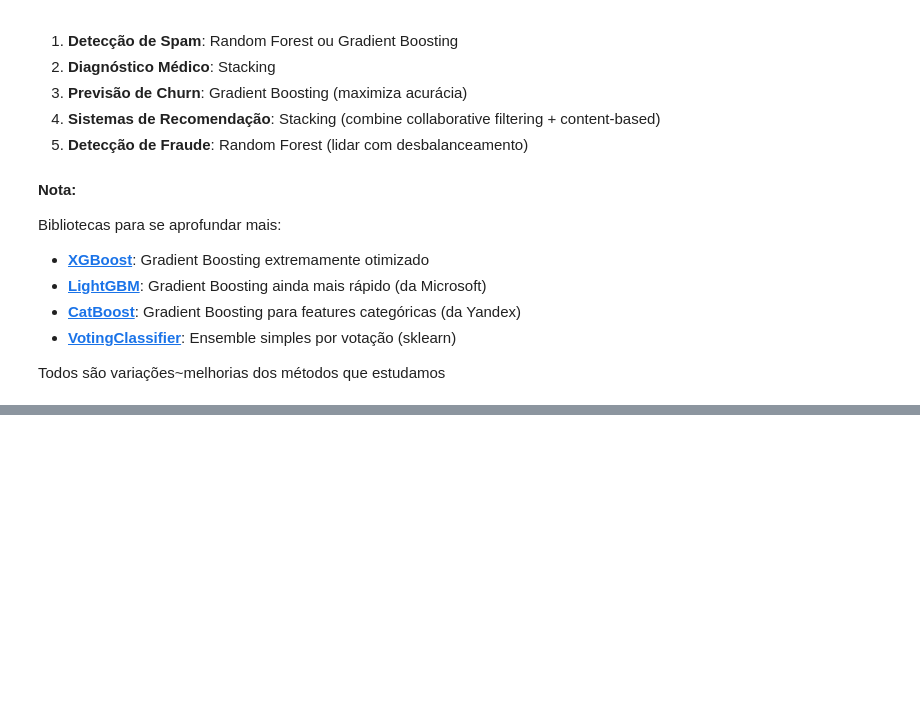
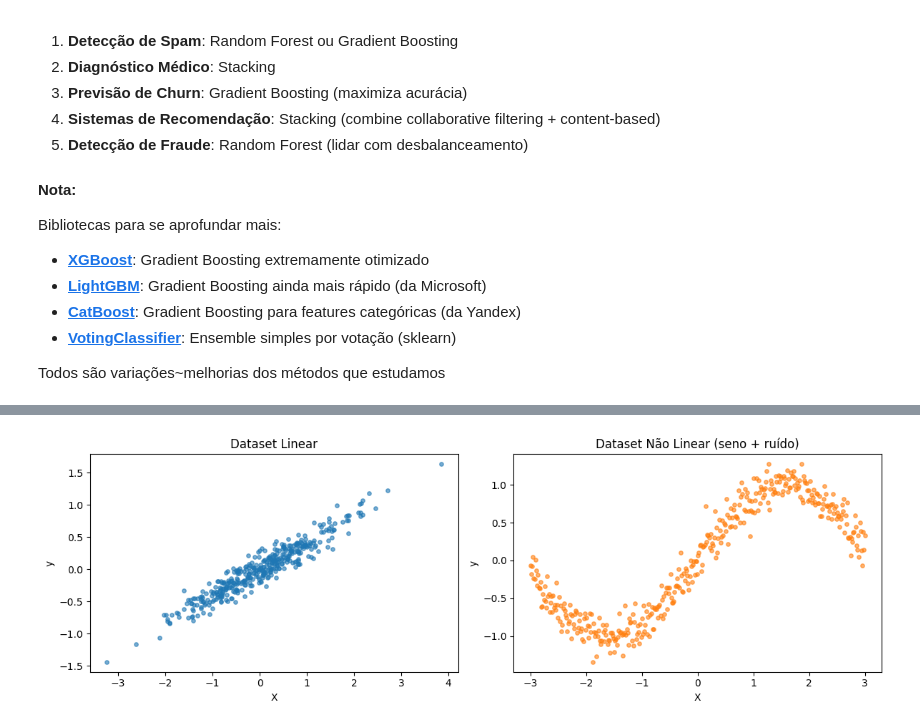
Before and after one commit to fea-dev-usp/case_ia, a Jupyter notebook: case_ia.ipynb, the cells around one changed output, grey strips where cells are left out. Saved outputs shown, nothing was run; the diff lists cells and outputs as text; code cells hidden in the pictures; blank space fills up the shorter version.

```diff
--- a/case_ia.ipynb
+++ b/case_ia.ipynb
@@ -7131,0 +7487,32 @@ Todos são variações~melhorias dos métodos que estudamos
+# %%
+# =======================================================
+# DATASETS (Linear e Não Linear)
+# =======================================================
+
+# 1. Dataset Linear
+X_lin, y_lin = make_regression(n_samples=400, n_features=1, noise=12, random_state=42)
+y_lin = y_lin / 100  # escala mais comportada
+
+# 2. Dataset Não Linear (seno)
+X_non = np.linspace(-3, 3, 400).reshape(-1, 1)
+np.random.seed(42)
+y_non = np.sin(X_non[:, 0]) + np.random.normal(0, 0.15, size=X_non.shape[0])
+# %%
+# =======================================================
+# VISUALIZAÇÃO INICIAL
+# =======================================================
+
+fig, axes = plt.subplots(1, 2, figsize=(12,4))
+axes[0].scatter(X_lin, y_lin, s=15, alpha=0.6)
+axes[0].set_title('Dataset Linear')
+axes[0].set_xlabel('X')
+axes[0].set_ylabel('y')
+
+axes[1].scatter(X_non, y_non, s=15, alpha=0.6, c='tab:orange')
+axes[1].set_title('Dataset Não Linear (seno + ruído)')
+axes[1].set_xlabel('X')
+axes[1].set_ylabel('y')
+plt.tight_layout()
+plt.show()
+# %% [output]
+[figure, added]
```
Also changed, not shown: parts of 95 cells of this notebook.
